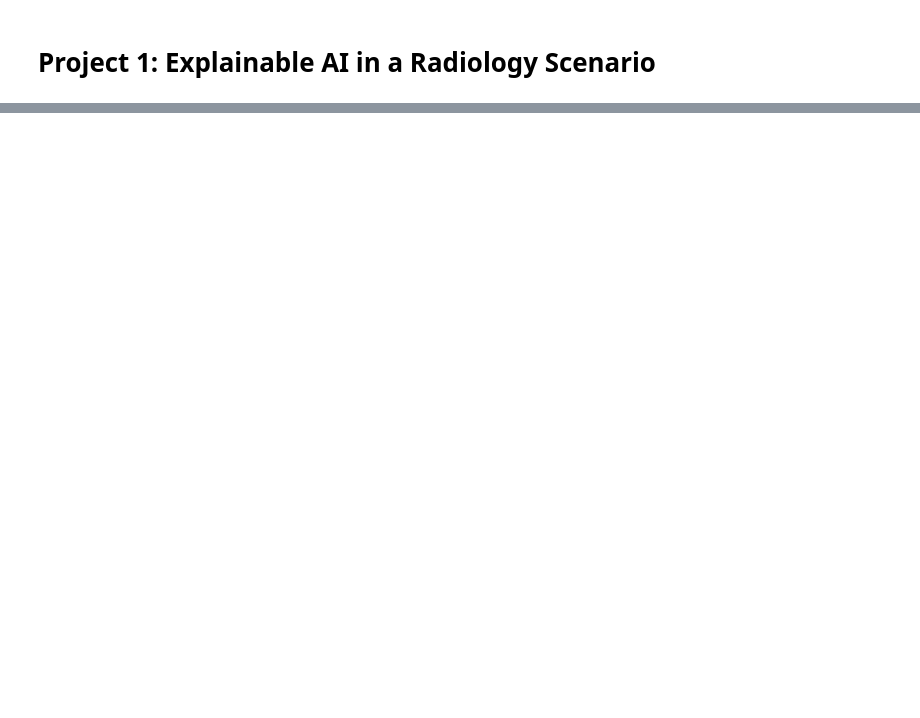
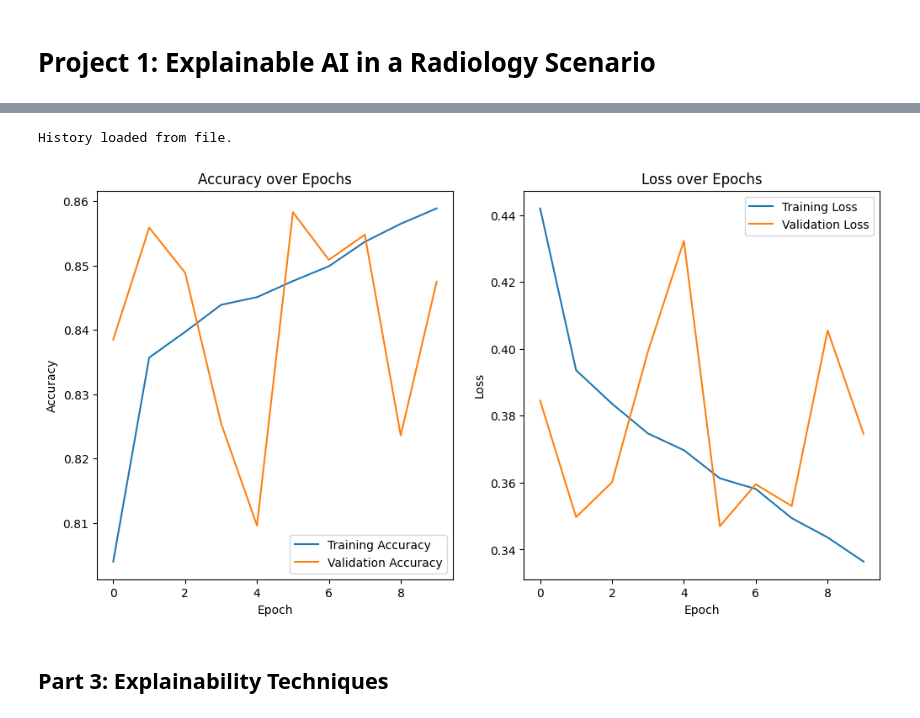
Before and after one commit to sof1a03/Explainable_AI, a Jupyter notebook: Project_1/XAI_cleaning.ipynb, the cells around one changed output, grey strips where cells are left out. Drawn from its saved outputs; the diff is of its cells as text; code cells hidden in the pictures; blank space fills up the shorter version.

```diff
--- a/Project_1/XAI_cleaning.ipynb
+++ b/Project_1/XAI_cleaning.ipynb
@@ -100,0 +280,4 @@ DenseNet model
+# %%
+class_weights = compute_class_weight('balanced', classes=np.unique(y), y=y)
+class_weights = dict(zip(np.unique(y), class_weights))
+print(f"Class weights: {class_weights}")
@@ -100,0 +339,10 @@ DenseNet model
+# %%
+if pre_trained_model_available:
+    file_path = os.path.join(BASE_DIR, "weighteddensenet169_pleural_effusion.h5")
+    model = load_model(file_path)
+    model.summary()
+    print("Model loaded successfully.")
+else:
+    model, history = train_densenet169(X_train, X_test, y_train, y_test, OUTPUT_MODEL_PATH, epochs=EPOCHS, batch_size=BATCH_SIZE)
+    model.save(os.path.join(BASE_DIR, "weighteddensenet169_pleural_effusion1.h5"))
+    history.to_csv(os.path.join(BASE_DIR, "densenet169_training_history.csv"), index=False)
@@ -100,0 +441,58 @@ DenseNet model
+# %%
+def plot_training_history(history_dict):
+    """Plots training and validation accuracy and loss."""
+    plt.figure(figsize=(12, 6))
+
+    # Plot accuracy
+    plt.subplot(1, 2, 1)
+    plt.plot(history_dict['accuracy'], label='Training Accuracy')
+    plt.plot(history_dict['val_accuracy'], label='Validation Accuracy')
+    plt.title('Accuracy over Epochs')
+    plt.xlabel('Epoch')
+    plt.ylabel('Accuracy')
+    plt.legend()
+
+    # Plot loss
+    plt.subplot(1, 2, 2)
+    plt.plot(history_dict['loss'], label='Training Loss')
+    plt.plot(history_dict['val_loss'], label='Validation Loss')
+    plt.title('Loss over Epochs')
+    plt.xlabel('Epoch')
+    plt.ylabel('Loss')
+    plt.legend()
+
+    plt.show()
+
+
+if pre_trained_model_available:
+    # Load saved history CSV file
+    history_csv_path = os.path.join(BASE_DIR, "densenet169_training_log.csv")
+
+    if os.path.exists(history_csv_path):
+        history_df = pd.read_csv(history_csv_path)
+
+        # Convert to dictionary to mimic Keras history object
+        history_dict = {
+            'accuracy': history_df['Accuracy'].tolist(),
+            'val_accuracy': history_df['Val_Accuracy'].tolist(),
+            'loss': history_df['Loss'].tolist(),
+            'val_loss': history_df['Val_Loss'].tolist()
+        }
+
+        print("History loaded from file.")
+        plot_training_history(history_dict)
+
+    else:
+        print(f"Warning: {history_csv_path} not found. Cannot plot history.")
+
+else:
+    # Directly use the history object from training
+    if history:
+        plot_training_history(history.history)
+    else:
+        print("Warning: No training history available.")
+# %% [output]
+History loaded from file.
+[figure, added]
+# %% [markdown]
+## **Part 3: Explainability Techniques**
```
Also changed, not shown: parts of 77 cells of this notebook, 3 other files.
